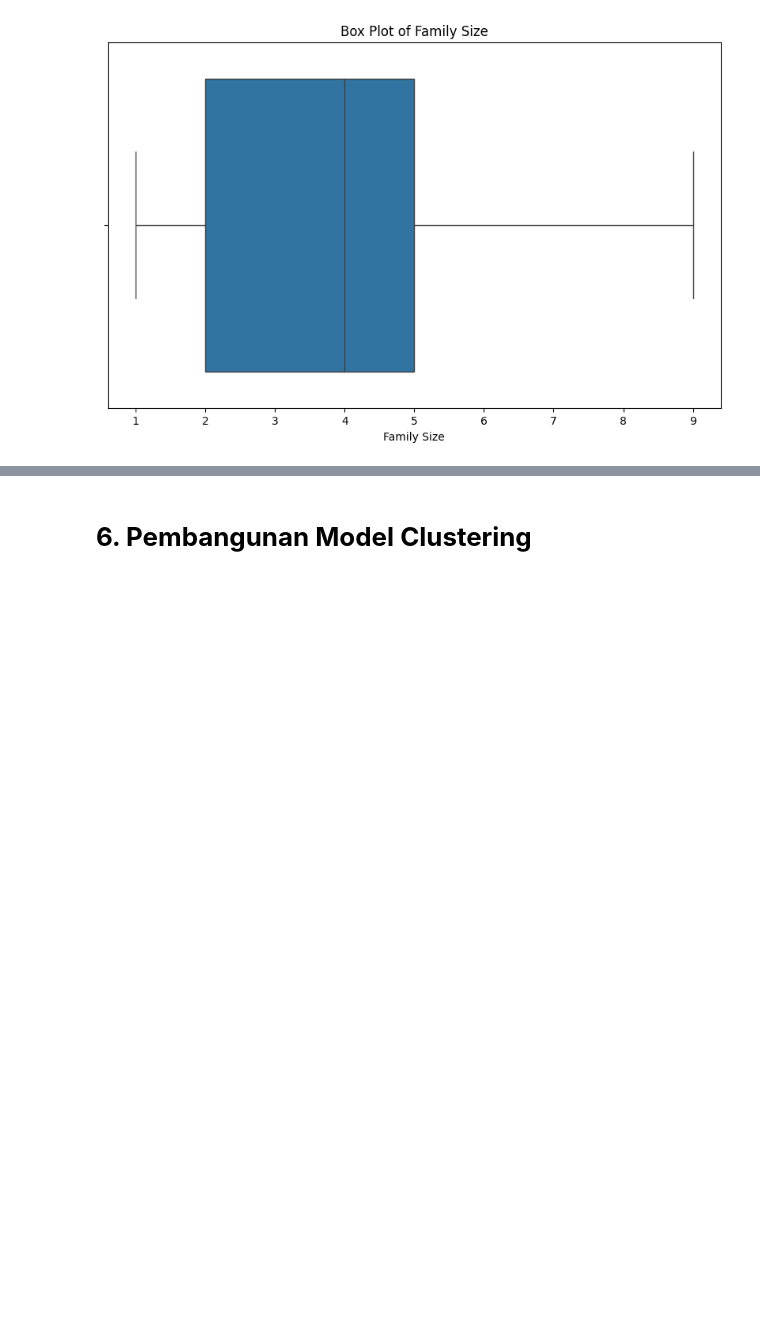
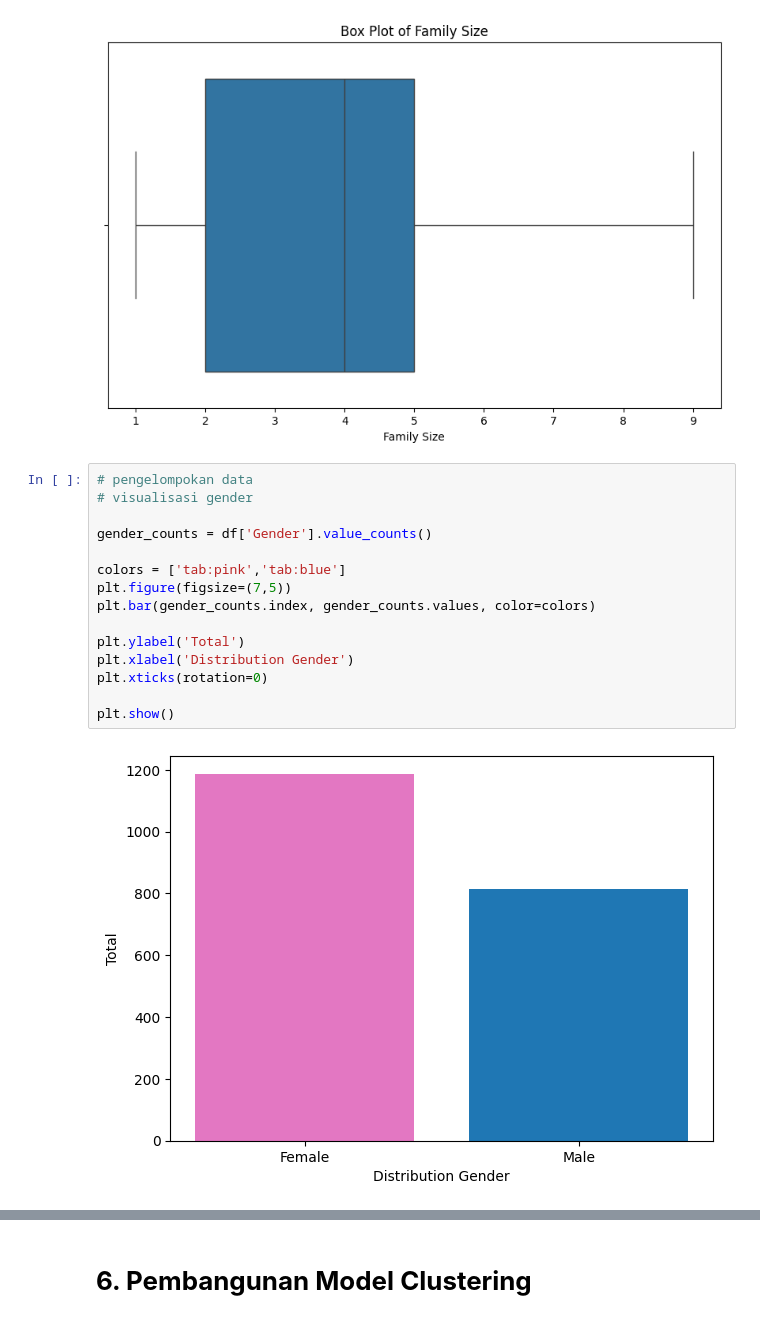
Before and after one commit to MrasyidN/belajarMachineLearning, a Jupyter notebook: Proyek/[Clustering]_Submission_Akhir_BMLP_MuhammadRasyidNurrohim.ipynb, the cells around one changed output, grey strips where cells are left out. Cells and saved outputs as stored; diff of their text form; blank space fills up the shorter version.

```diff
--- a/Proyek/[Clustering]_Submission_Akhir_BMLP_MuhammadRasyidNurrohim.ipynb
+++ b/Proyek/[Clustering]_Submission_Akhir_BMLP_MuhammadRasyidNurrohim.ipynb
@@ -353,3 +367,20 @@ for feature in numeric:
 [figure]
 [figure]
 [figure]
+# %%
+# pengelompokan data
+# visualisasi gender
+
+gender_counts = df['Gender'].value_counts()
+
+colors = ['tab:pink','tab:blue']
+plt.figure(figsize=(7,5))
+plt.bar(gender_counts.index, gender_counts.values, color=colors)
+
+plt.ylabel('Total')
+plt.xlabel('Distribution Gender')
+plt.xticks(rotation=0)
+
+plt.show()
+# %% [output]
+[figure, added]
```
Also changed, not shown: parts of 4 cells of this notebook.
